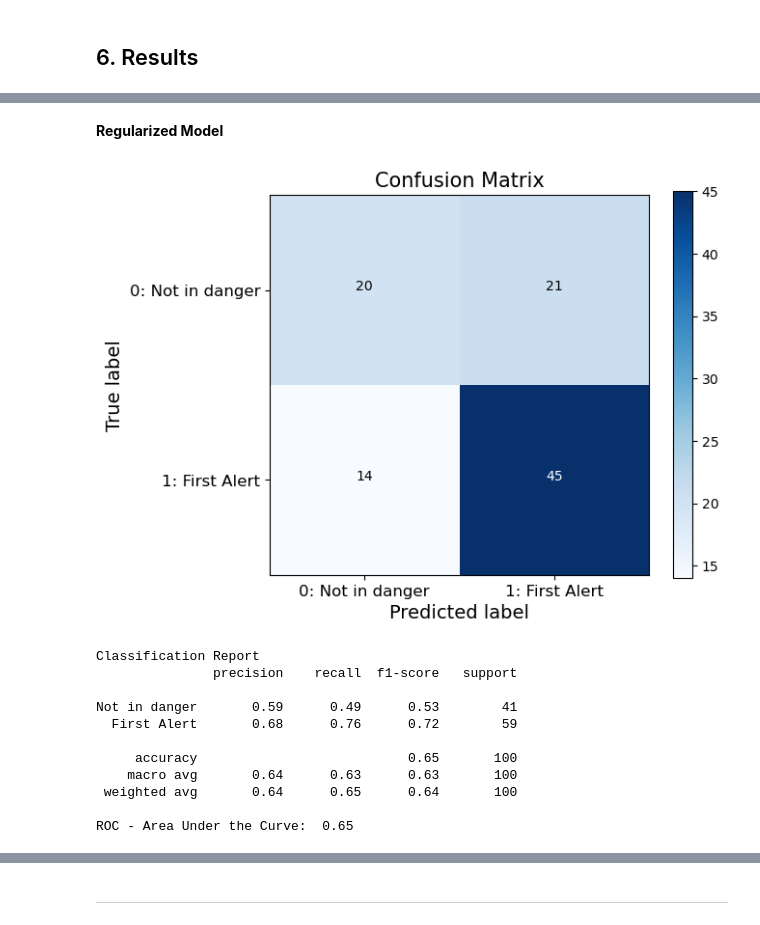
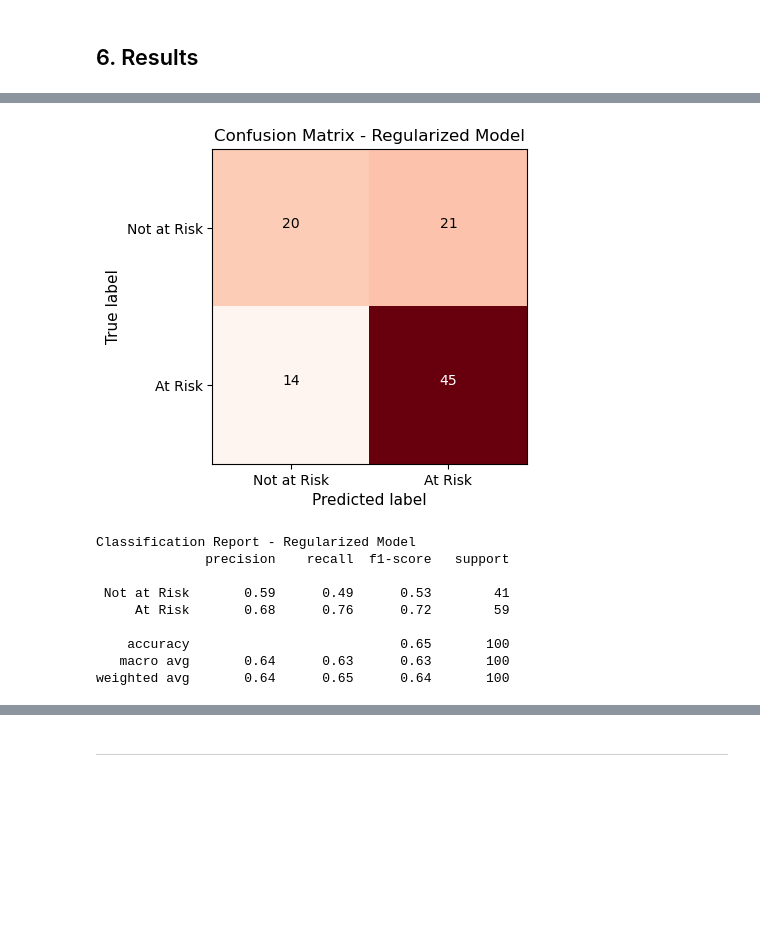
Before and after one commit to SebastianoDenegri/Targeted_Suicide_Intervention, a Jupyter notebook: Reddit_Users_Classification_part_5.ipynb, the cells around one changed output, grey strips where cells are left out. Cells and saved outputs as stored; diff of their text form; code cells hidden in the pictures; blank space fills up the shorter version.

```diff
--- a/Reddit_Users_Classification_part_5.ipynb
+++ b/Reddit_Users_Classification_part_5.ipynb
@@ -253,5 +237,5 @@ Difficulty at recognizing the not at risk users: low recall on the negative clas
 # %%
 #output predictions, on unseen data, for the regularized model
-reg_ypred = (reg_rnn.predict(x_test_pad) >= .5).astype('int')
-reg_ypred[0:5]
+reg_ypred = reg_rnn.predict(x_test_pad)
+reg_ypred_class = (reg_ypred >= .5).astype('int')
 # %% [output]
@@ -264,44 +243,23 @@ array([[1],
-# %% [markdown]
-**Regularized Model**
 # %%
-#Define a function for better visualization of Confusion Matrix
-import itertools
+reg_rnn_cm = confusion_matrix(y_test, reg_ypred_class, labels=[0,1])
 
-def plot_confusion_matrix(cm, classes, normalize=False, title='Confusion Matrix', cmap=plt.cm.Blues):
-    if normalize:
-        cm = cm.astype('float') / cm.sum(axis=1)[:, np.newaxis]
-    plt.imshow(cm, interpolation='nearest', cmap=cmap)
-    plt.title(title, fontsize=15)
-    plt.colorbar()
-    tick_marks = np.arange(len(classes))
-    plt.xticks(tick_marks, classes, fontsize=12)
-    plt.yticks(tick_marks, classes, fontsize=12)
-    fmt = '.2f' if normalize else 'd'
-    thresh = cm.max() / 2.
-    for i, j in itertools.product(range(cm.shape[0]), range(cm.shape[1])):
-        plt.text(j, i, format(cm[i, j], fmt), horizontalalignment="center", color="white" if cm[i, j] > thresh else "black")
-    plt.tight_layout()
-    plt.ylabel('True label', fontsize=14)
-    plt.xlabel('Predicted label', fontsize=14)
-
-
-reg_rnn_cm = confusion_matrix(y_test, (y_pred >= .5).astype('int'), labels=[0,1])
-plot_confusion_matrix(reg_rnn_cm, classes=['0: Not in danger', '1: First Alert'], title='Confusion Matrix')
+plt.figure(figsize=(4.5,4.5))
+plot_confusion_matrix(reg_rnn_cm, classes=['Not at Risk', 'At Risk'], title='Confusion Matrix - Regularized Model',
+                      cmap=plt.cm.Reds)
+plt.show()
 # %% [output]
-[figure, old version]
+[figure, new version]
 # %%
-print('Classification Report')
-print(classification_report(y_test, (y_pred >= .5).astype('int'), labels=[0,1], target_names=['Not in danger', 'First Alert']))
-print('ROC - Area Under the Curve: ', round(roc_auc_score(y_test, y_pred),2))
+print('Classification Report - Regularized Model')
+print(classification_report(y_test, reg_ypred_class, labels=[0,1], target_names=['Not at Risk', 'At Risk']))
+#print('ROC - Area Under the Curve: ', round(roc_auc_score(y_test, reg_ypred),2))
 # %% [output]
-Classification Report
-               precision    recall  f1-score   support
+Classification Report - Regularized Model
+              precision    recall  f1-score   support
 
-Not in danger       0.59      0.49      0.53        41
-  First Alert       0.68      0.76      0.72        59
+ Not at Risk       0.59      0.49      0.53        41
+     At Risk       0.68      0.76      0.72        59
 
-     accuracy                           0.65       100
-    macro avg       0.64      0.63      0.63       100
- weighted avg       0.64      0.65      0.64       100
-
-ROC - Area Under the Curve:  0.65
+    accuracy                           0.65       100
+   macro avg       0.64      0.63      0.63       100
+weighted avg       0.64      0.65      0.64       100
```
Also changed, not shown: parts of 63 cells of this notebook, 1 other file.
